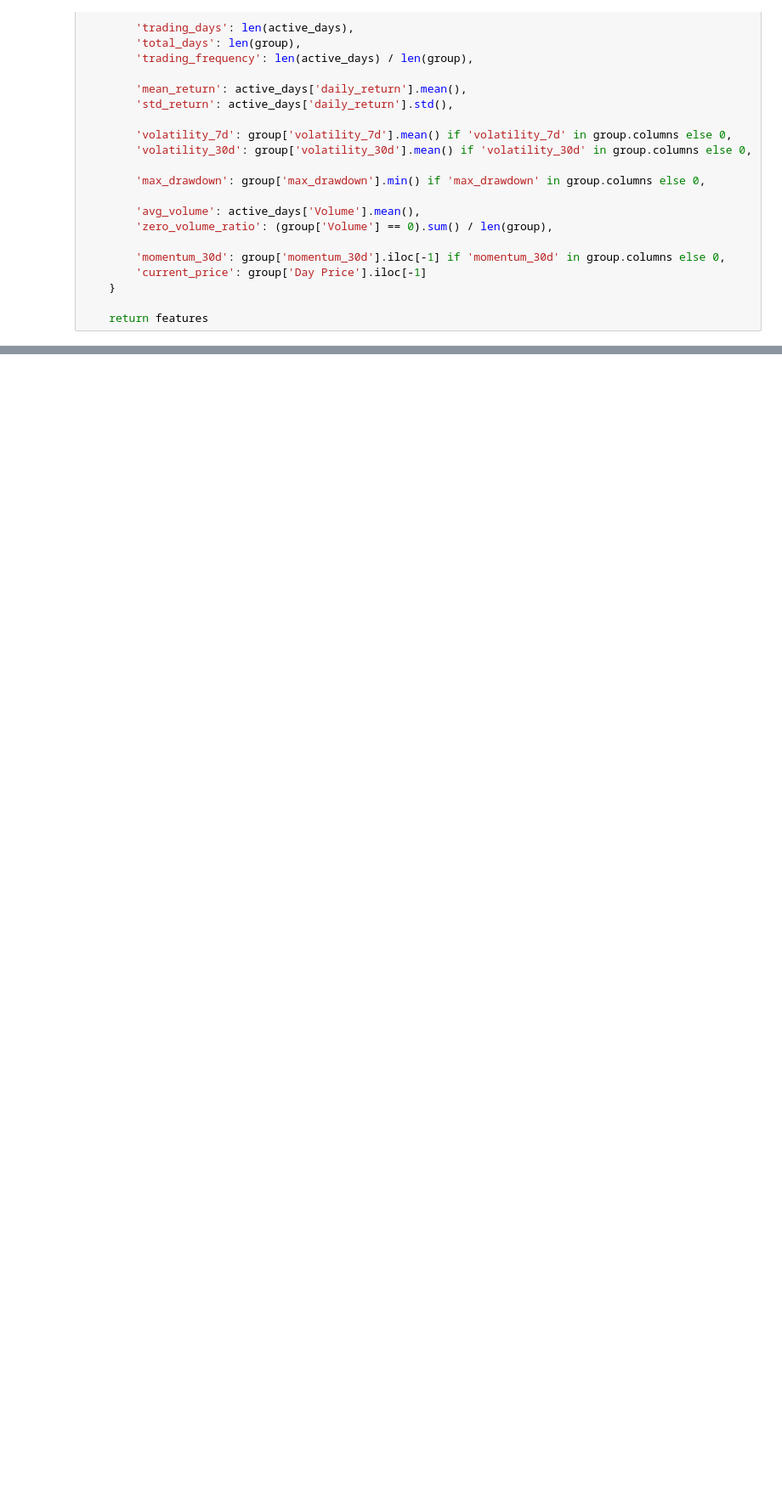
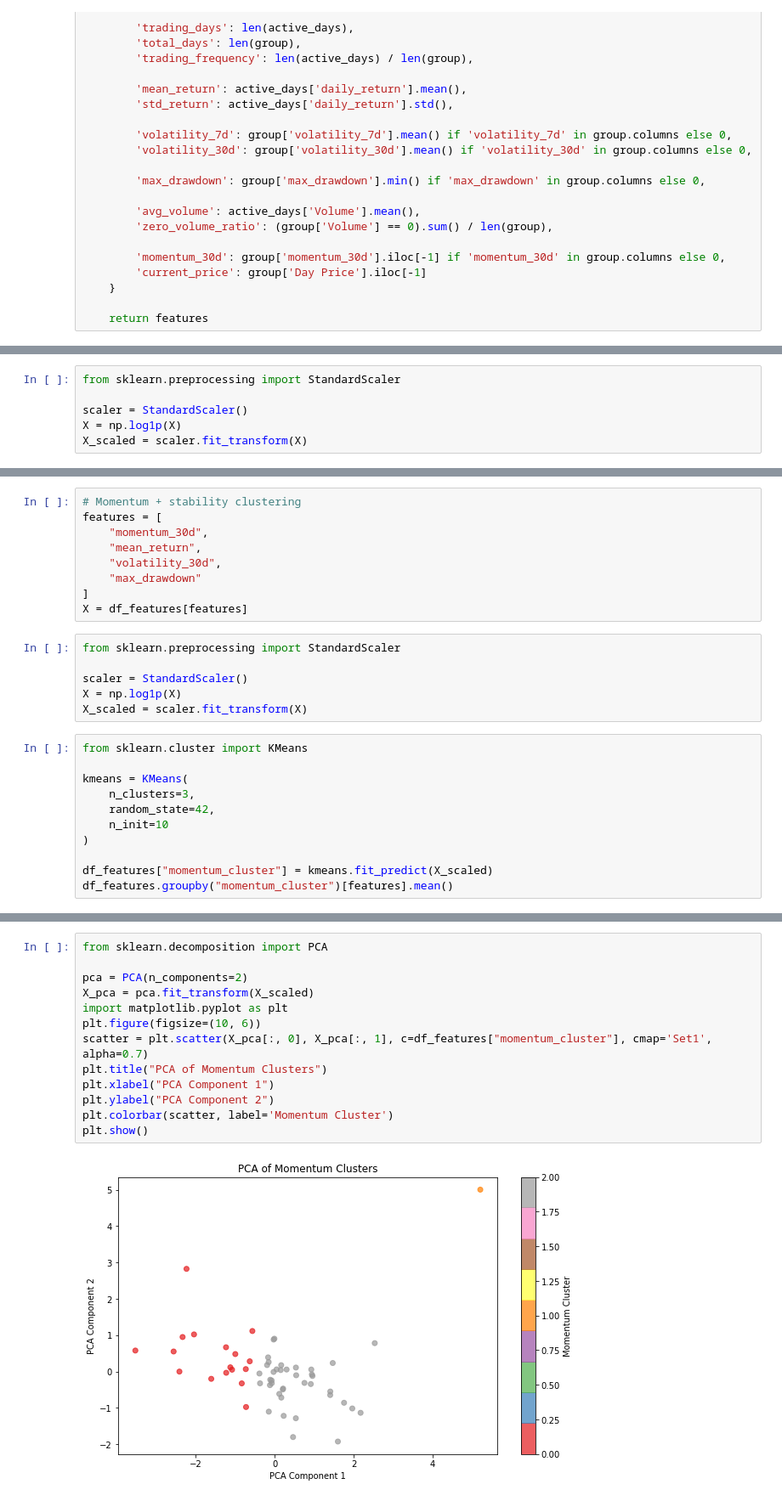
Before and after one commit to lorenaterah/NSE_Stock_Market_Segmentation, a Jupyter notebook: index.ipynb, the cells around one changed output, grey strips where cells are left out. Shown at 85% size. Saved outputs shown, nothing was run; the diff lists cells and outputs as text; blank space fills up the shorter version.

Commit message:
clustering

```diff
--- a/index.ipynb
+++ b/index.ipynb
@@ -242,0 +223,6 @@ zero_volume_ratio
+# %%
+from sklearn.preprocessing import StandardScaler
+
+scaler = StandardScaler()
+X = np.log1p(X)
+X_scaled = scaler.fit_transform(X)
@@ -242,0 +280,26 @@ zero_volume_ratio
+# %%
+# Momentum + stability clustering
+features = [
+    "momentum_30d",
+    "mean_return",
+    "volatility_30d",
+    "max_drawdown"
+]
+X = df_features[features]
+# %%
+from sklearn.preprocessing import StandardScaler
+
+scaler = StandardScaler()
+X = np.log1p(X)
+X_scaled = scaler.fit_transform(X)
+# %%
+from sklearn.cluster import KMeans
+
+kmeans = KMeans(
+    n_clusters=3,
+    random_state=42,
+    n_init=10
+)
+
+df_features["momentum_cluster"] = kmeans.fit_predict(X_scaled)
+df_features.groupby("momentum_cluster")[features].mean()
@@ -242,0 +352,15 @@ zero_volume_ratio
+# %%
+from sklearn.decomposition import PCA
+
+pca = PCA(n_components=2)
+X_pca = pca.fit_transform(X_scaled)
+import matplotlib.pyplot as plt
+plt.figure(figsize=(10, 6))
+scatter = plt.scatter(X_pca[:, 0], X_pca[:, 1], c=df_features["momentum_cluster"], cmap='Set1', alpha=0.7)
+plt.title("PCA of Momentum Clusters")
+plt.xlabel("PCA Component 1")
+plt.ylabel("PCA Component 2")
+plt.colorbar(scatter, label='Momentum Cluster')
+plt.show()
+# %% [output]
+[figure, added]
```
Also changed, not shown: parts of 37 cells of this notebook, 1 other file.
